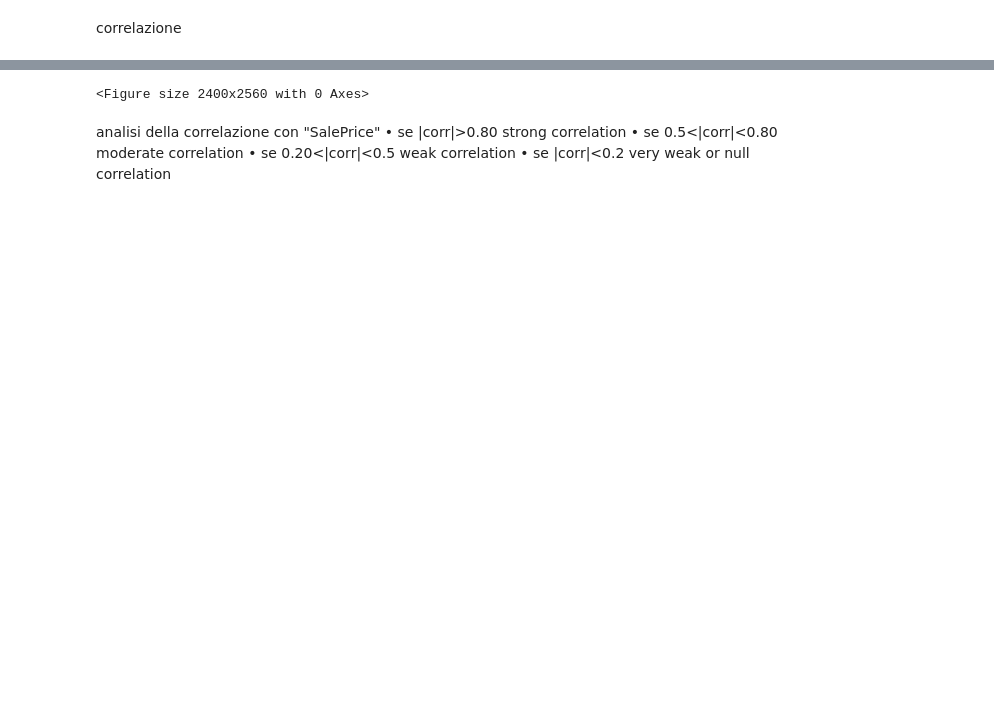
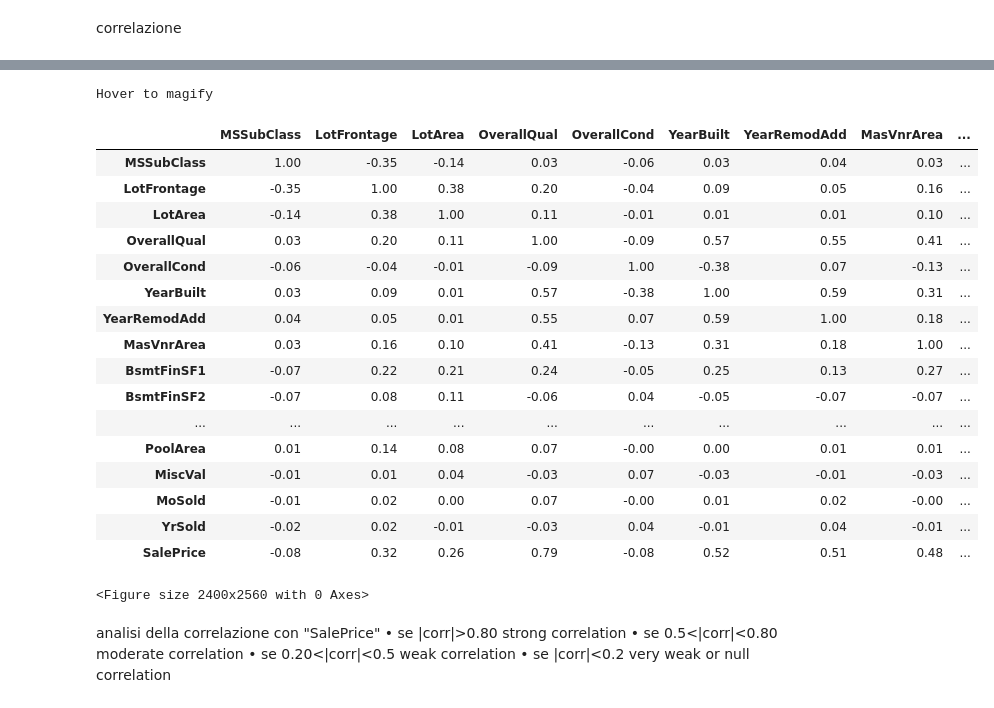
Before and after one commit to chiacchius/ML_House_prices, a Jupyter notebook: MLnotebook.ipynb, the cells around one changed output, grey strips where cells are left out. Saved outputs shown, nothing was run; the diff lists cells and outputs as text; code cells hidden in the pictures; blank space fills up the shorter version.

```diff
--- a/MLnotebook.ipynb
+++ b/MLnotebook.ipynb
@@ -311,8 +287,9 @@ trainset.head(10)
 # %% [markdown]
 correlazione
 # %%
-trainset =pd.concat([trainset, target], axis="columns")
-correlation_matrix = trainset.corr()
+trainset_num_conc =pd.concat([trainset_num_imputed, target], axis="columns")
+correlation_matrix = trainset_num_conc.corr()
+
 plt.figure(figsize=(15, 16), dpi=160)
 #sns.heatmap(correlation_matrix, cmap="bwr")
 cmap = cmap=sns.diverging_palette(5, 250, as_cmap=True)
@@ -339,4 +315,22 @@ correlation_matrix.style.background_gradient(cmap, axis=1)\
-<Figure size 2400x2560 with 0 Axes>
+Hover to magify
+|  | MSSubClass | LotFrontage | LotArea | OverallQual | OverallCond | YearBuilt | YearRemodAdd | MasVnrArea | ... |
+| MSSubClass | 1.00 | -0.35 | -0.14 | 0.03 | -0.06 | 0.03 | 0.04 | 0.03 | ... |
+| LotFrontage | -0.35 | 1.00 | 0.38 | 0.20 | -0.04 | 0.09 | 0.05 | 0.16 | ... |
+| LotArea | -0.14 | 0.38 | 1.00 | 0.11 | -0.01 | 0.01 | 0.01 | 0.10 | ... |
+| OverallQual | 0.03 | 0.20 | 0.11 | 1.00 | -0.09 | 0.57 | 0.55 | 0.41 | ... |
+| OverallCond | -0.06 | -0.04 | -0.01 | -0.09 | 1.00 | -0.38 | 0.07 | -0.13 | ... |
+| YearBuilt | 0.03 | 0.09 | 0.01 | 0.57 | -0.38 | 1.00 | 0.59 | 0.31 | ... |
+| YearRemodAdd | 0.04 | 0.05 | 0.01 | 0.55 | 0.07 | 0.59 | 1.00 | 0.18 | ... |
+| MasVnrArea | 0.03 | 0.16 | 0.10 | 0.41 | -0.13 | 0.31 | 0.18 | 1.00 | ... |
+| BsmtFinSF1 | -0.07 | 0.22 | 0.21 | 0.24 | -0.05 | 0.25 | 0.13 | 0.27 | ... |
+| BsmtFinSF2 | -0.07 | 0.08 | 0.11 | -0.06 | 0.04 | -0.05 | -0.07 | -0.07 | ... |
+| ... | ... | ... | ... | ... | ... | ... | ... | ... | ... |
+| PoolArea | 0.01 | 0.14 | 0.08 | 0.07 | -0.00 | 0.00 | 0.01 | 0.01 | ... |
+| MiscVal | -0.01 | 0.01 | 0.04 | -0.03 | 0.07 | -0.03 | -0.01 | -0.03 | ... |
+| MoSold | -0.01 | 0.02 | 0.00 | 0.07 | -0.00 | 0.01 | 0.02 | -0.00 | ... |
+| YrSold | -0.02 | 0.02 | -0.01 | -0.03 | 0.04 | -0.01 | 0.04 | -0.01 | ... |
+| SalePrice | -0.08 | 0.32 | 0.26 | 0.79 | -0.08 | 0.52 | 0.51 | 0.48 | ... |
+<Figure size 2400x2560 with 0 Axes>
 # %% [markdown]
 analisi della correlazione con "SalePrice"
 • se |corr|>0.80 strong correlation
```
Also changed, not shown: parts of 10 cells of this notebook.
